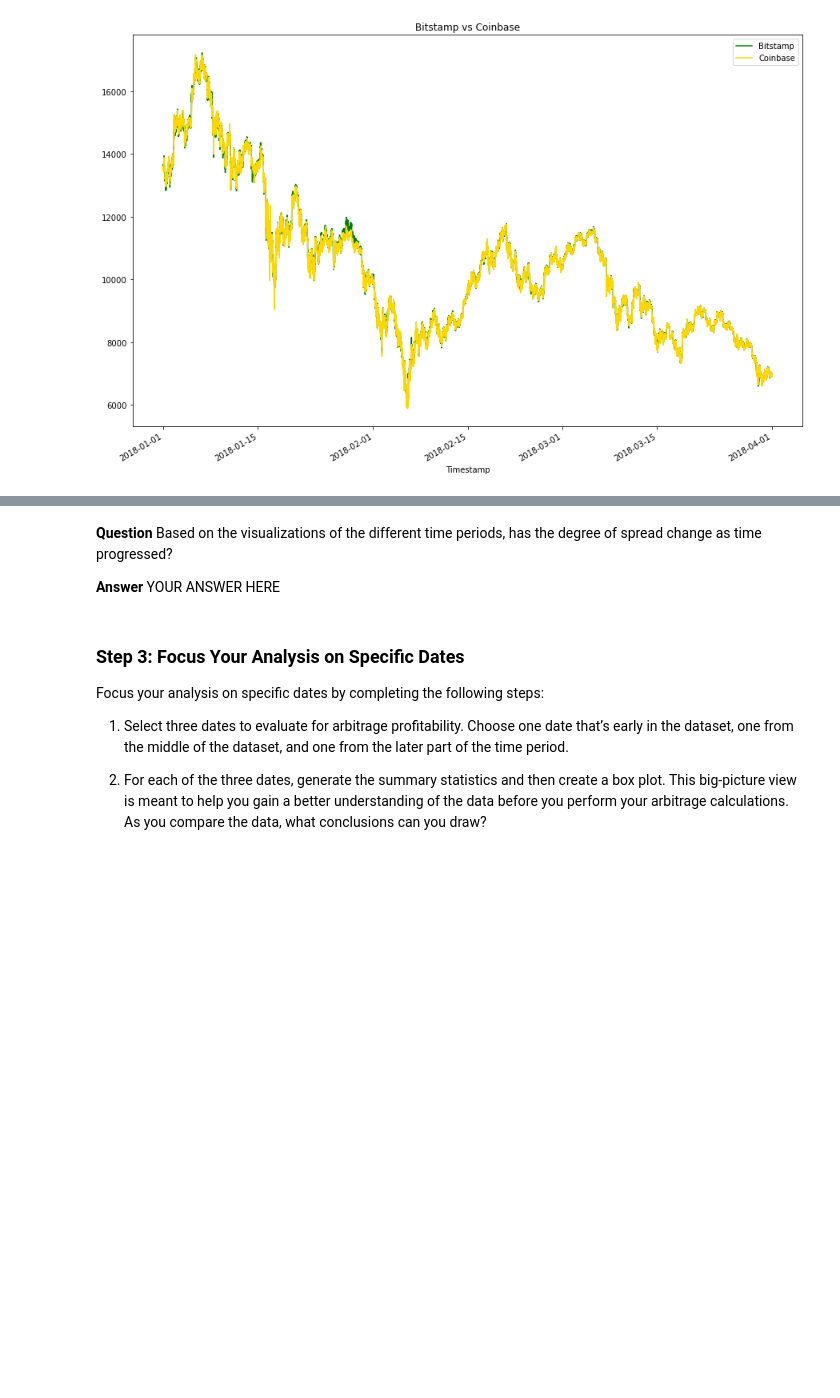
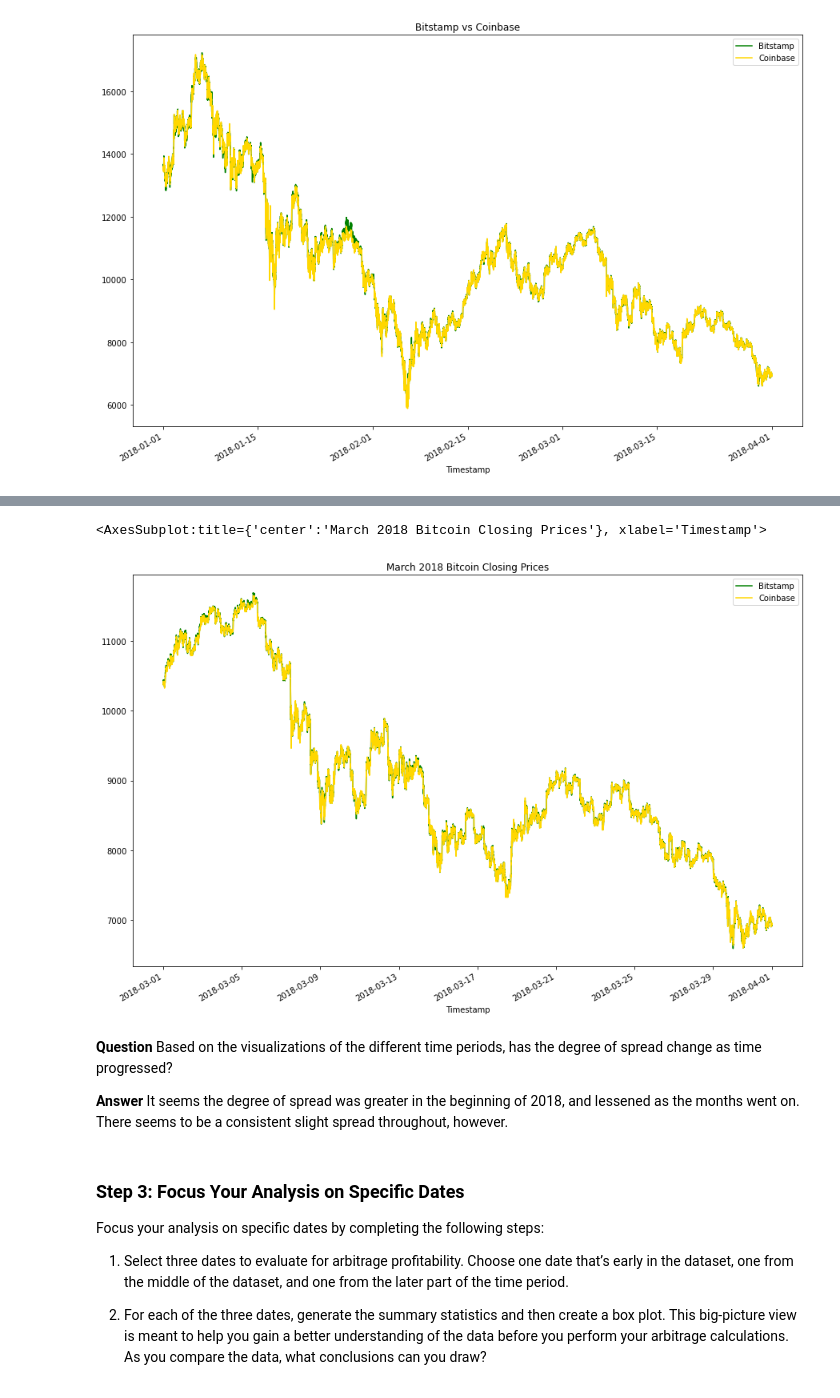
Before and after one commit to ghedrick76/module_3_challenge, a Jupyter notebook: Starter_Code/crypto_arbitrage.ipynb, the cells around one changed output, grey strips where cells are left out. Cells and saved outputs as stored; diff of their text form; code cells hidden in the pictures; blank space fills up the shorter version.

```diff
--- a/Starter_Code/crypto_arbitrage.ipynb
+++ b/Starter_Code/crypto_arbitrage.ipynb
@@ -331,12 +340,19 @@ coinbase_sliced.plot(legend=True, figsize=(15,10), color="gold", label="Coinbase
 # %%
 # Using the loc and plot functions, create an overlay plot that visualizes
 # the price action of both DataFrames for a one month period later in the dataset
 # Be sure to include the parameters: legend, figure size, title, and color and label
-# YOUR CODE HERE
+bitstamp_sliced.loc['2018-03-01' : '2018-04-01'].plot(
+    legend=True, figsize=(15,10), title="March 2018 Bitcoin Closing Prices", color="green", label="Bitstamp")
+
+coinbase_sliced.loc['2018-03-01' : '2018-04-01'].plot(
+    legend=True, figsize=(15,10), color="gold", label="Coinbase")
+# %% [output]
+<AxesSubplot:title={'center':'March 2018 Bitcoin Closing Prices'}, xlabel='Timestamp'>
+[figure, added]
 # %% [markdown]
 **Question** Based on the visualizations of the different time periods, has the degree of spread change as time progressed?
 
-**Answer** YOUR ANSWER HERE
+**Answer** It seems the degree of spread was greater in the beginning of 2018, and lessened as the months went on.  There seems to be a consistent slight spread throughout, however.
 # %% [markdown]
 ### Step 3: Focus Your Analysis on Specific Dates
 
```
Also changed, not shown: parts of 4 cells of this notebook.
